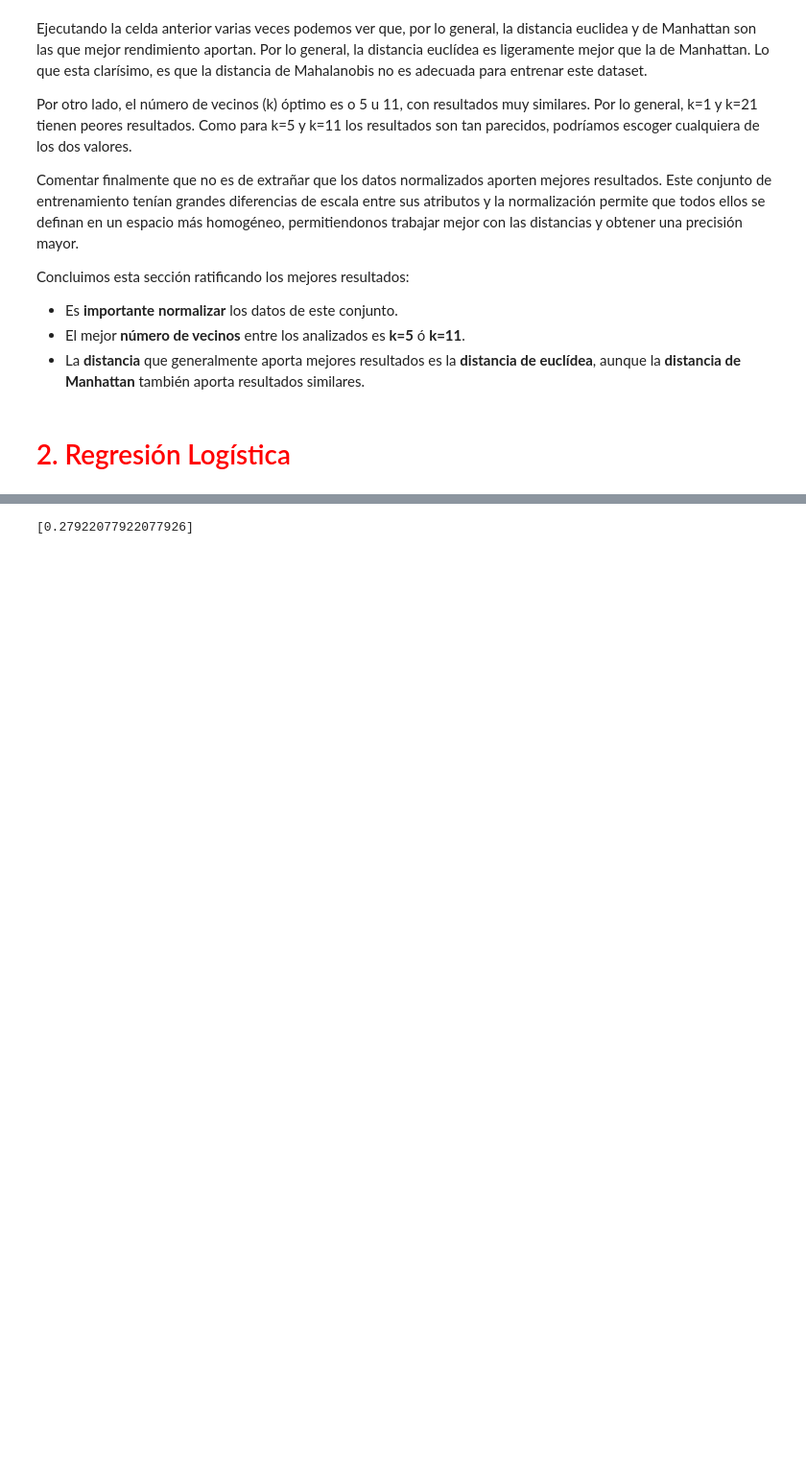
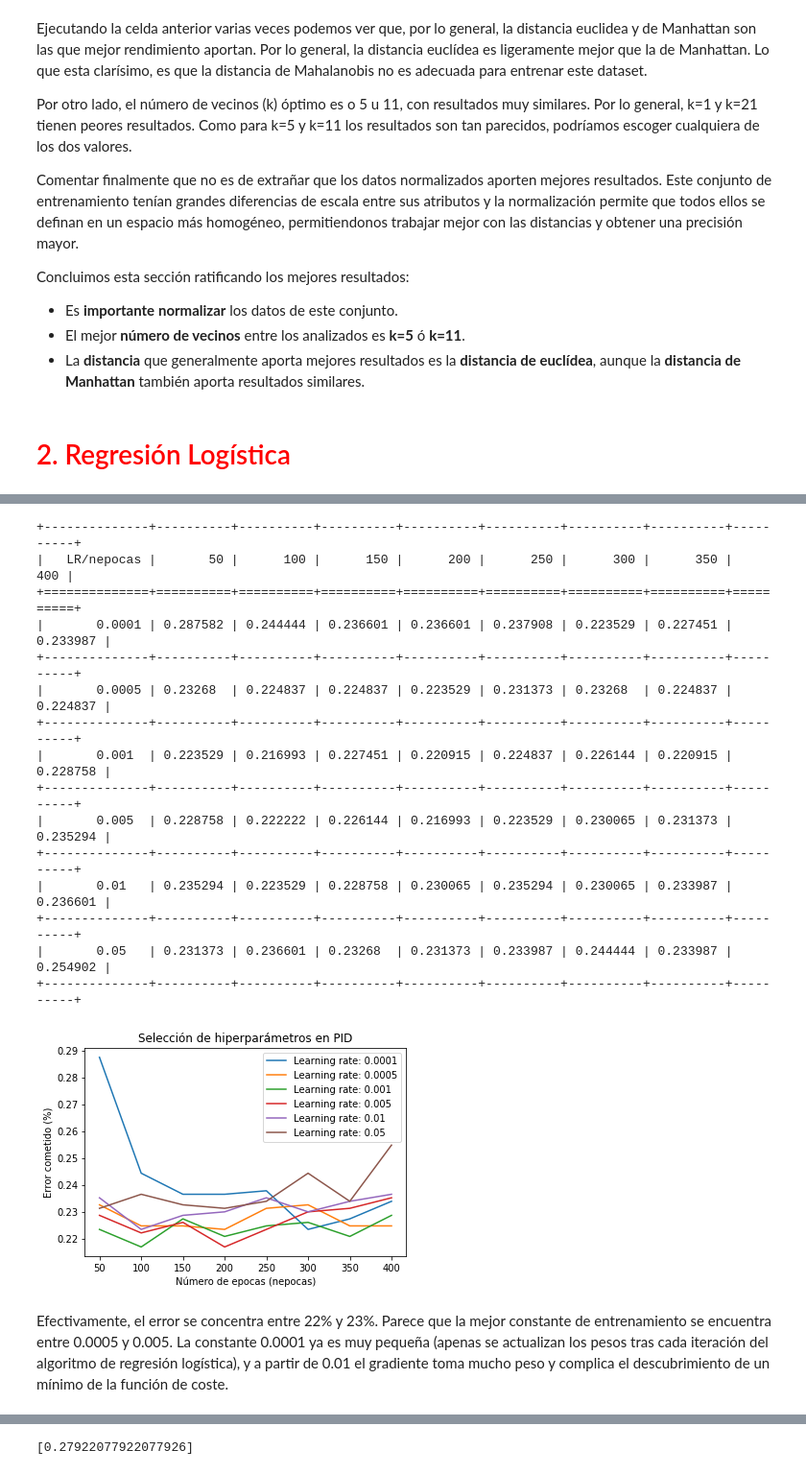
Before and after one commit to AlejandroSantorum/MachineLearning_Assignments, a Jupyter notebook: Assignment2/test_KNN-LR.ipynb, the cells around one changed output, grey strips where cells are left out. Shown: that part at 96% size. Saved outputs shown, nothing was run; the diff lists cells and outputs as text; code cells hidden in the pictures; blank space fills up the shorter version.

```diff
--- a/Assignment2/test_KNN-LR.ipynb
+++ b/Assignment2/test_KNN-LR.ipynb
@@ -569,0 +674,21 @@ Concluimos esta sección ratificando los mejores resultados:
+# %%
+run_logReg(lr_list_max, epochs_list_max, db_pid_norm, 'PID', strat_cross_f5)
+# %% [output]
++--------------+----------+----------+----------+----------+----------+----------+----------+----------+
+|   LR/nepocas |       50 |      100 |      150 |      200 |      250 |      300 |      350 |      400 |
++==============+==========+==========+==========+==========+==========+==========+==========+==========+
+|       0.0001 | 0.287582 | 0.244444 | 0.236601 | 0.236601 | 0.237908 | 0.223529 | 0.227451 | 0.233987 |
++--------------+----------+----------+----------+----------+----------+----------+----------+----------+
+|       0.0005 | 0.23268  | 0.224837 | 0.224837 | 0.223529 | 0.231373 | 0.23268  | 0.224837 | 0.224837 |
++--------------+----------+----------+----------+----------+----------+----------+----------+----------+
+|       0.001  | 0.223529 | 0.216993 | 0.227451 | 0.220915 | 0.224837 | 0.226144 | 0.220915 | 0.228758 |
++--------------+----------+----------+----------+----------+----------+----------+----------+----------+
+|       0.005  | 0.228758 | 0.222222 | 0.226144 | 0.216993 | 0.223529 | 0.230065 | 0.231373 | 0.235294 |
++--------------+----------+----------+----------+----------+----------+----------+----------+----------+
+|       0.01   | 0.235294 | 0.223529 | 0.228758 | 0.230065 | 0.235294 | 0.230065 | 0.233987 | 0.236601 |
++--------------+----------+----------+----------+----------+----------+----------+----------+----------+
+|       0.05   | 0.231373 | 0.236601 | 0.23268  | 0.231373 | 0.233987 | 0.244444 | 0.233987 | 0.254902 |
++--------------+----------+----------+----------+----------+----------+----------+----------+----------+
+[figure, added]
+# %% [markdown]
+Efectivamente, el error se concentra entre 22% y 23%. Parece que la mejor constante de entrenamiento se encuentra entre 0.0005 y 0.005. La constante 0.0001 ya es muy pequeña (apenas se actualizan los pesos tras cada iteración del algoritmo de regresión logística), y a partir de 0.01 el gradiente toma mucho peso y complica el descubrimiento de un mínimo de la función de coste.
```
Also changed, not shown: parts of 48 cells of this notebook, 1 other file.
